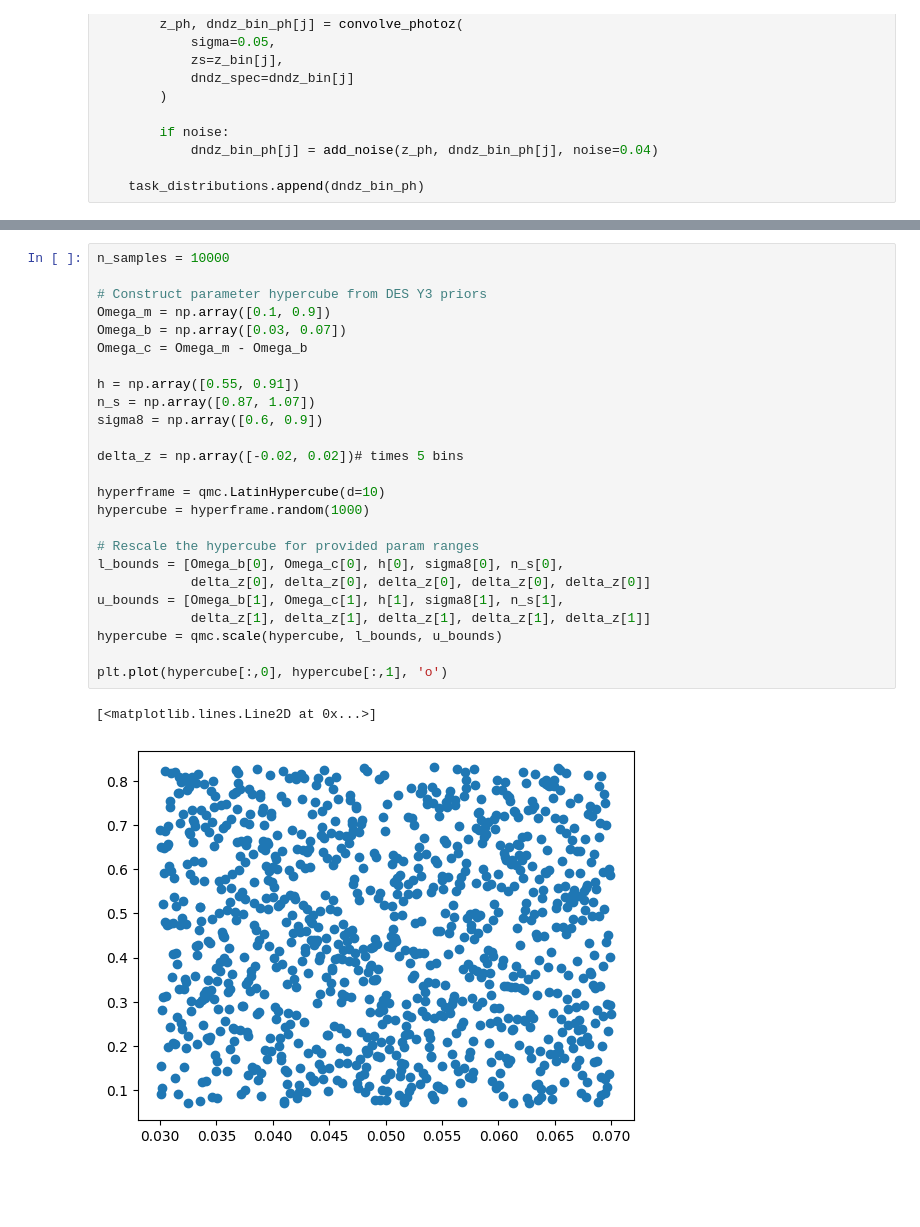
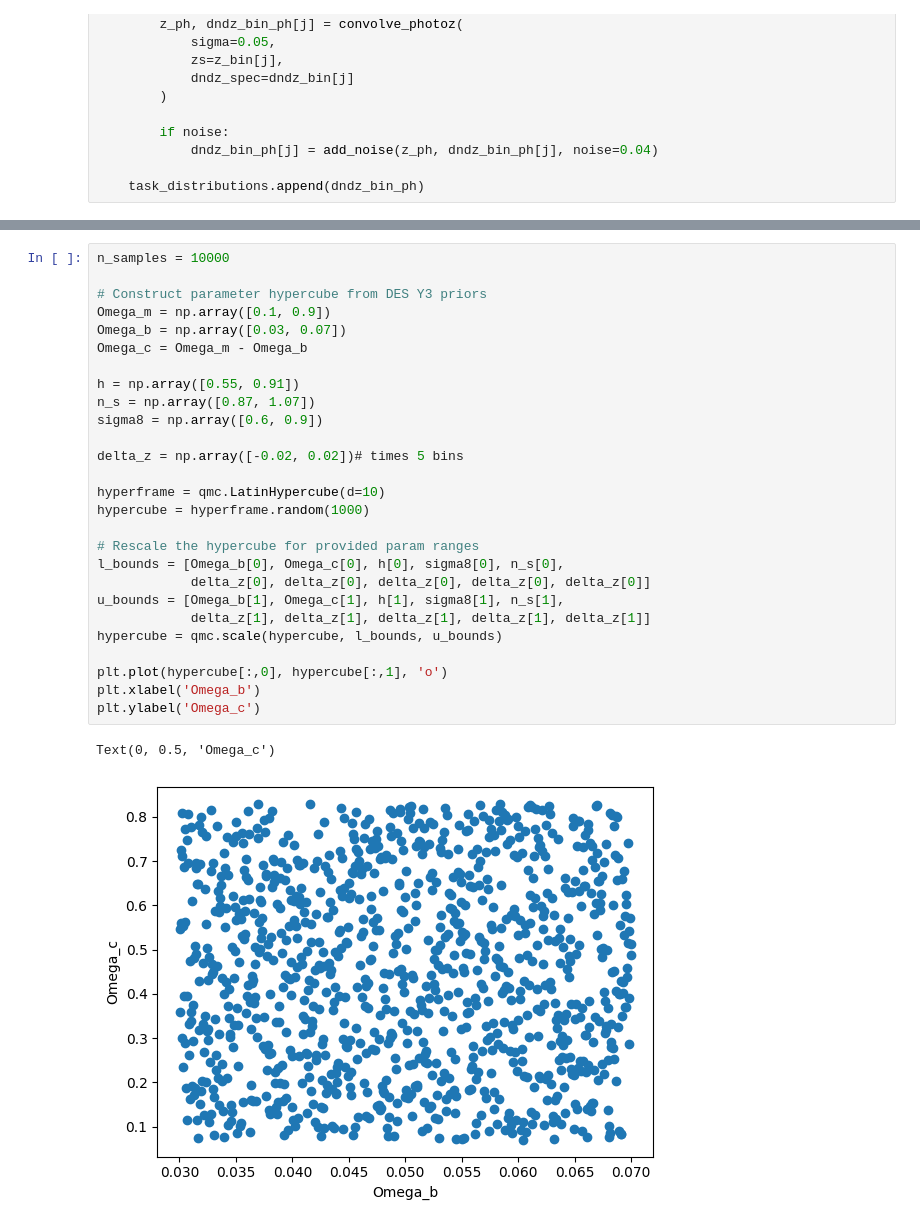
Before and after one commit to CMacM/CosyMAML, a Jupyter notebook: setup_data_generation.ipynb, the cells around one changed output, grey strips where cells are left out. Cells and saved outputs as stored; diff of their text form; blank space fills up the shorter version.

```diff
--- a/setup_data_generation.ipynb
+++ b/setup_data_generation.ipynb
@@ -303,31 +302,33 @@ plt.legend()
 # %%
 n_samples = 10000
 
 # Construct parameter hypercube from DES Y3 priors
 Omega_m = np.array([0.1, 0.9])
 Omega_b = np.array([0.03, 0.07])
 Omega_c = Omega_m - Omega_b
 
 h = np.array([0.55, 0.91])
 n_s = np.array([0.87, 1.07])
 sigma8 = np.array([0.6, 0.9])
 
 delta_z = np.array([-0.02, 0.02])# times 5 bins
 
 hyperframe = qmc.LatinHypercube(d=10)
 hypercube = hyperframe.random(1000)
 
 # Rescale the hypercube for provided param ranges
 l_bounds = [Omega_b[0], Omega_c[0], h[0], sigma8[0], n_s[0],
             delta_z[0], delta_z[0], delta_z[0], delta_z[0], delta_z[0]]
 u_bounds = [Omega_b[1], Omega_c[1], h[1], sigma8[1], n_s[1],
             delta_z[1], delta_z[1], delta_z[1], delta_z[1], delta_z[1]]
 hypercube = qmc.scale(hypercube, l_bounds, u_bounds)
 
 plt.plot(hypercube[:,0], hypercube[:,1], 'o')
+plt.xlabel('Omega_b')
+plt.ylabel('Omega_c')
 # %% [output]
-[<matplotlib.lines.Line2D at 0x...>]
+Text(0, 0.5, 'Omega_c')
-[figure, old version]
+[figure, new version]
 # %%
 # NEXT STEP IS TO GENERATE THE SPECTRA
 def compute_spectra(cosmo, dndz_ph_bins, z_ph, ells):
```
Also changed, not shown: parts of 9 cells of this notebook, 8 other files.
